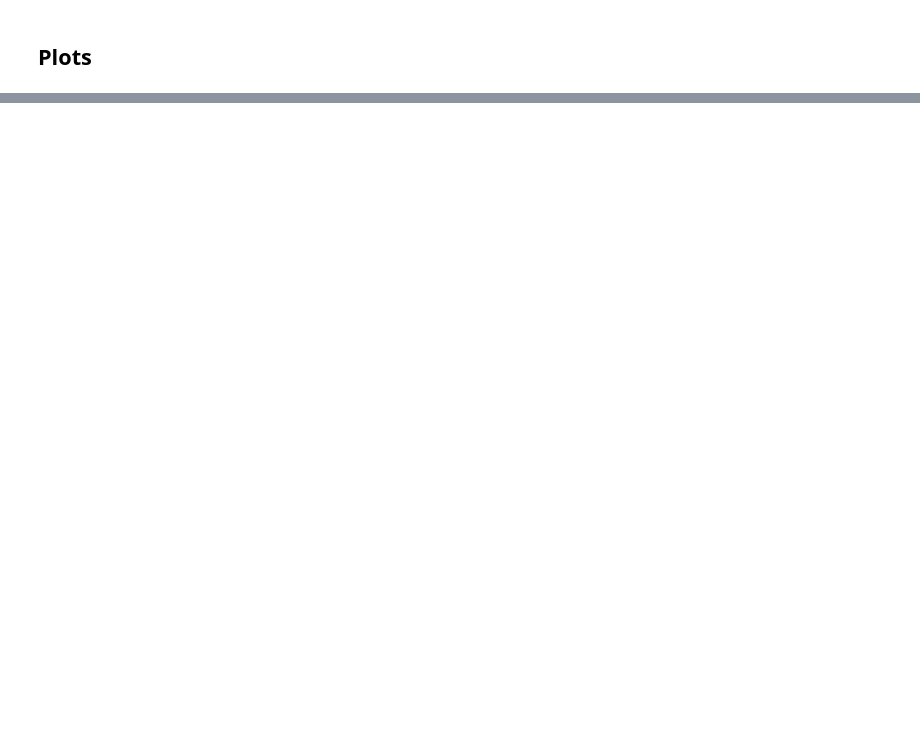
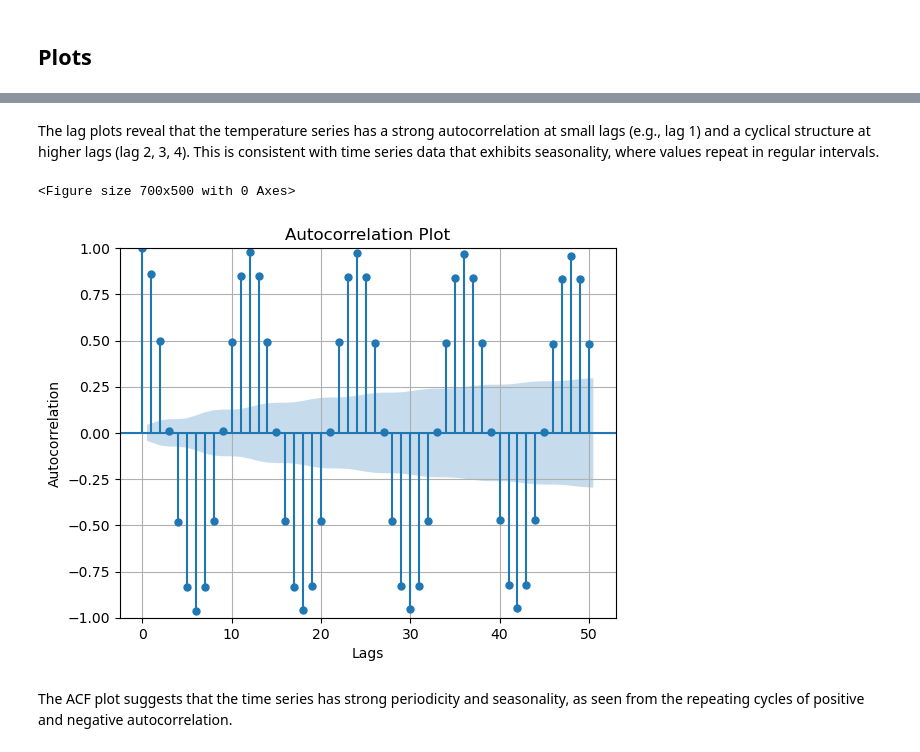
Before and after one commit to keitaVigano/globalTemperature, a Jupyter notebook: mainAnalysis.ipynb, the cells around one changed output, grey strips where cells are left out. Cells and saved outputs as stored; diff of their text form; code cells hidden in the pictures; blank space fills up the shorter version.

```diff
--- a/mainAnalysis.ipynb
+++ b/mainAnalysis.ipynb
@@ -131,0 +173,16 @@ plot_series(df_filtered_train["LandAverageTemperature"])
+# %% [markdown]
+The lag plots reveal that the temperature series has a strong autocorrelation at small lags (e.g., lag 1) and a cyclical structure at higher lags (lag 2, 3, 4). This is consistent with time series data that exhibits seasonality, where values repeat in regular intervals.
+# %%
+# ACF
+plt.figure(figsize=(7,5))
+plot_acf(df_filtered_train["LandAverageTemperature"], lags=50)
+plt.xlabel('Lags')
+plt.ylabel('Autocorrelation')
+plt.title('Autocorrelation Plot')
+plt.grid(True)
+plt.show()
+# %% [output]
+<Figure size 700x500 with 0 Axes>
+[figure, added]
+# %% [markdown]
+The ACF plot suggests that the time series has strong periodicity and seasonality, as seen from the repeating cycles of positive and negative autocorrelation.
```
Also changed, not shown: parts of 11 cells of this notebook.
